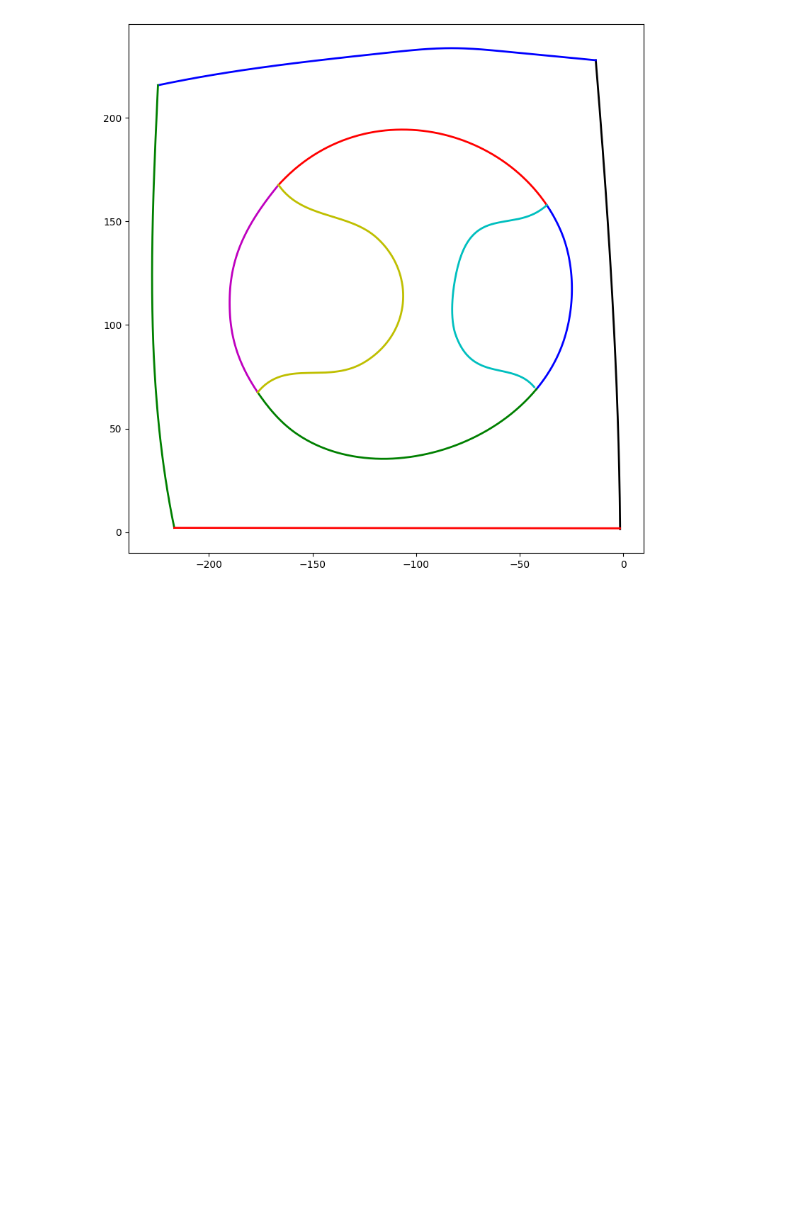
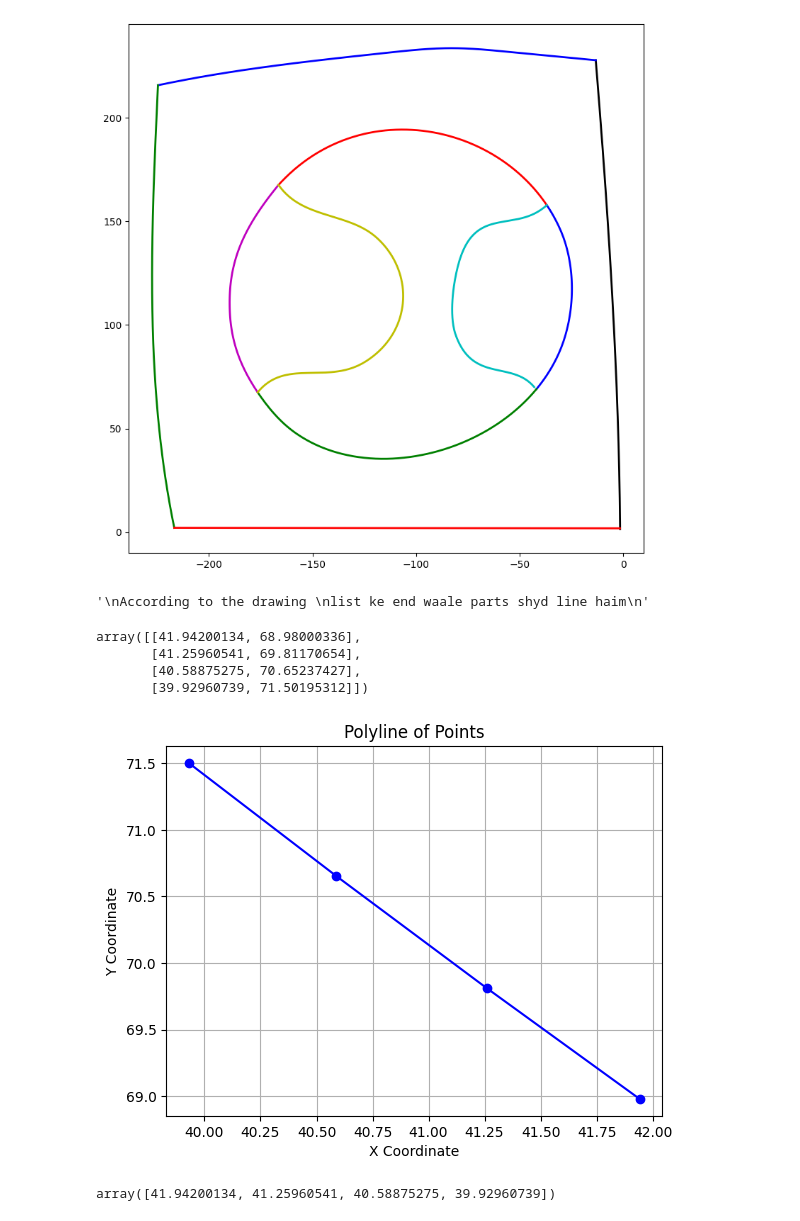
Before and after one commit to theraghavjuneja/curvetopia, a Jupyter notebook: examplestest/part2.ipynb, the cells around one changed output. Saved outputs shown, nothing was run; the diff lists cells and outputs as text; code cells hidden in the pictures; blank space fills up the shorter version.

Commit message:
Tested line with small part of points taken

```diff
--- a/examplestest/part2.ipynb
+++ b/examplestest/part2.ipynb
@@ -97,0 +100,8 @@ plot(reflected_polylines)
+# %%
+import numpy as np
+"""
+According to the drawing
+list ke end waale parts shyd line haim
+"""
+# %% [output]
+'\nAccording to the drawing \nlist ke end waale parts shyd line haim\n'
@@ -97,0 +125,25 @@ plot(reflected_polylines)
+# %%
+# just some sample points
+points = np.array([
+    [41.94200134, 68.98000336],
+    [41.25960541, 69.81170654],
+    [40.58875275, 70.65237427],
+    [39.92960739, 71.50195312]
+])
+points
+# %% [output]
+array([[41.94200134, 68.98000336],
+       [41.25960541, 69.81170654],
+       [40.58875275, 70.65237427],
+       [39.92960739, 71.50195312]])
+# %%
+plt.plot(x, y, marker='o', linestyle='-', color='b')
+
+plt.xlabel('X Coordinate')
+plt.ylabel('Y Coordinate')
+plt.title('Polyline of Points')
+
+plt.grid(True)
+plt.show()
+# %% [output]
+[figure, added]
@@ -97,0 +155,4 @@ plot(reflected_polylines)
+# %%
+x
+# %% [output]
+array([41.94200134, 41.25960541, 40.58875275, 39.92960739])
```
Also changed, not shown: parts of 10 cells of this notebook.
